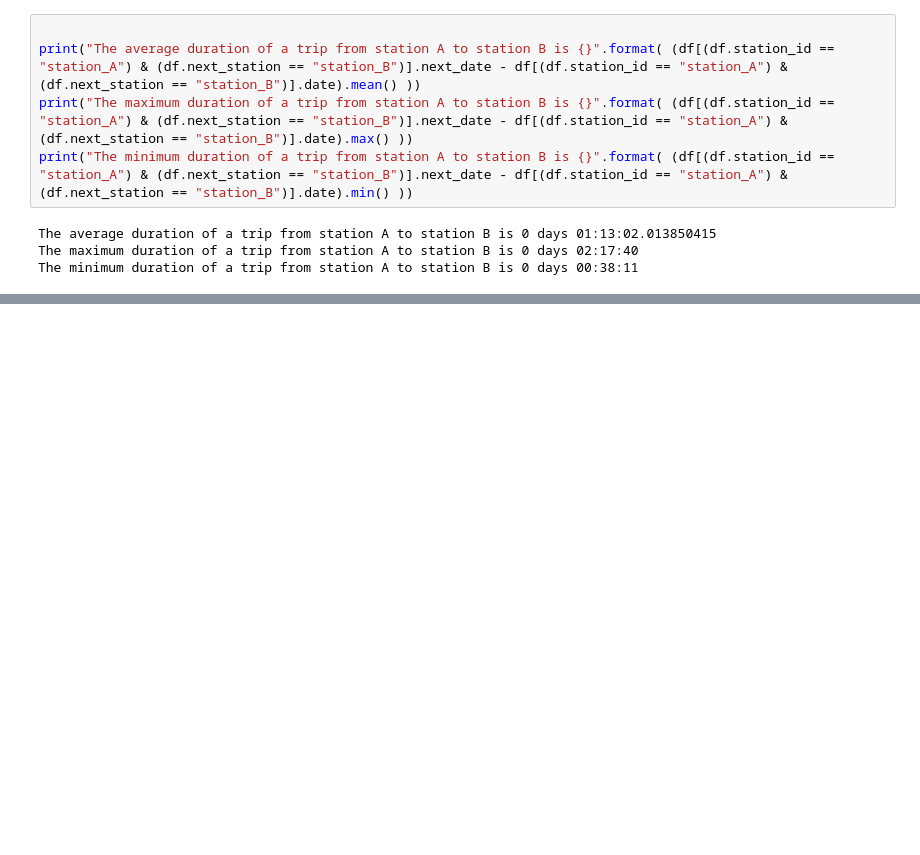
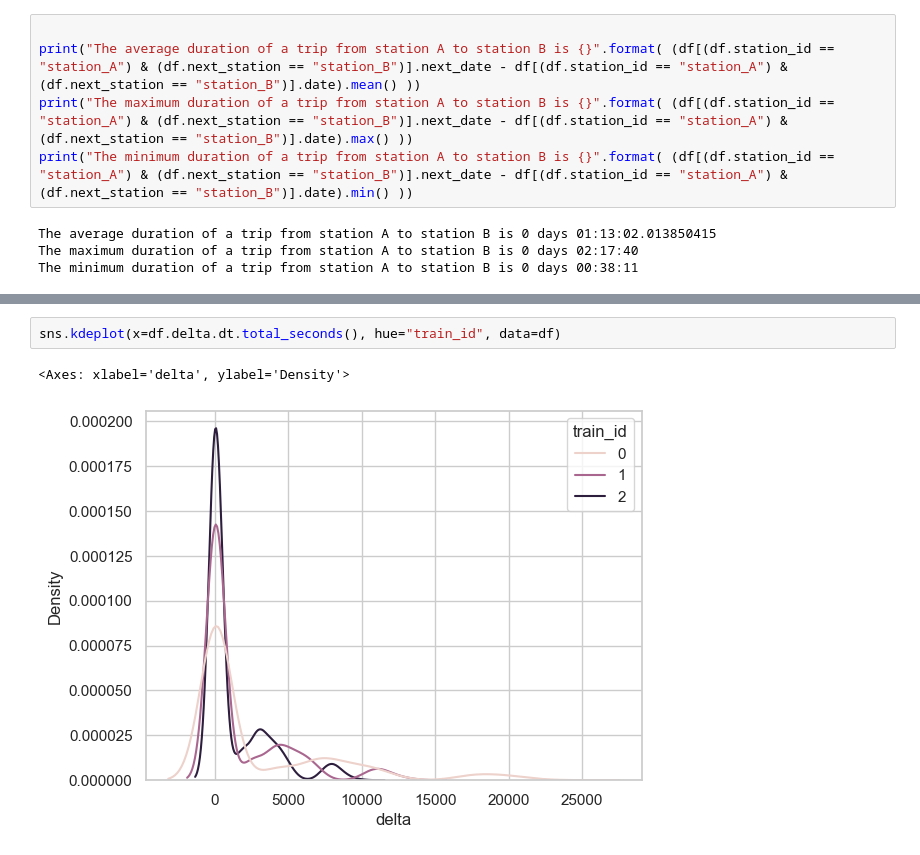
Before and after one commit to jandion/APSV-BusinessIntelligence, a Jupyter notebook: DataGenerator.ipynb, the cells around one changed output, grey strips where cells are left out. Drawn from its saved outputs; the diff is of its cells as text; blank space fills up the shorter version.

```diff
--- a/DataGenerator.ipynb
+++ b/DataGenerator.ipynb
@@ -278,0 +259,5 @@ The minimum duration of a trip from station A to station B is 0 days 00:38:11
+# %%
+sns.kdeplot(x=df.delta.dt.total_seconds(), hue="train_id", data=df)
+# %% [output]
+<Axes: xlabel='delta', ylabel='Density'>
+[figure, added]
```
Also changed, not shown: parts of 7 cells of this notebook.
